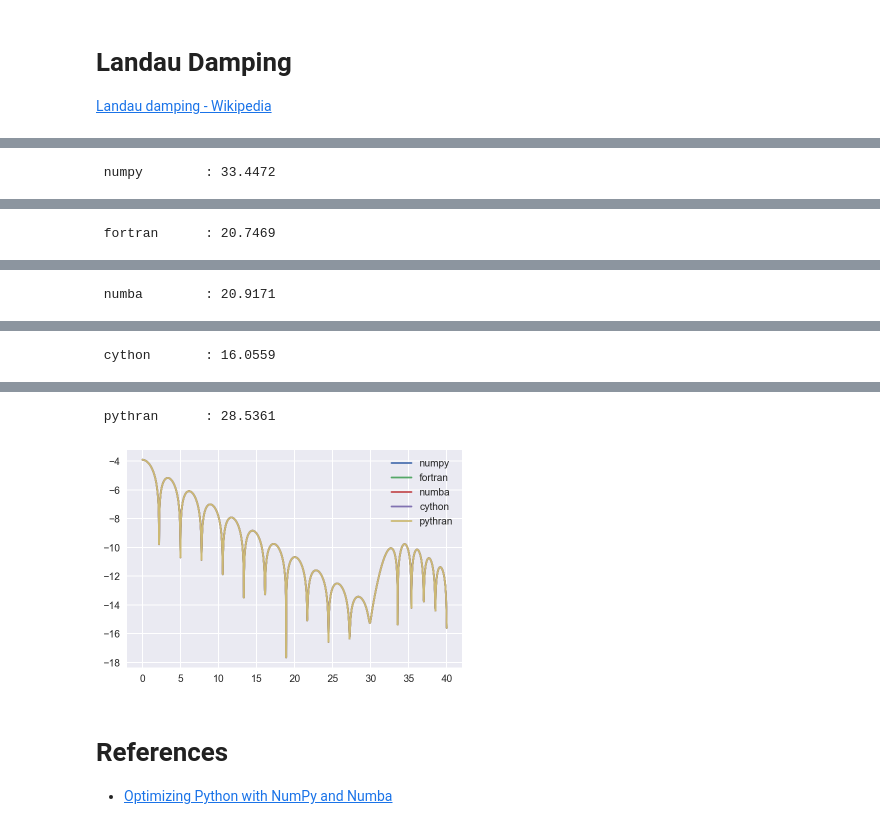
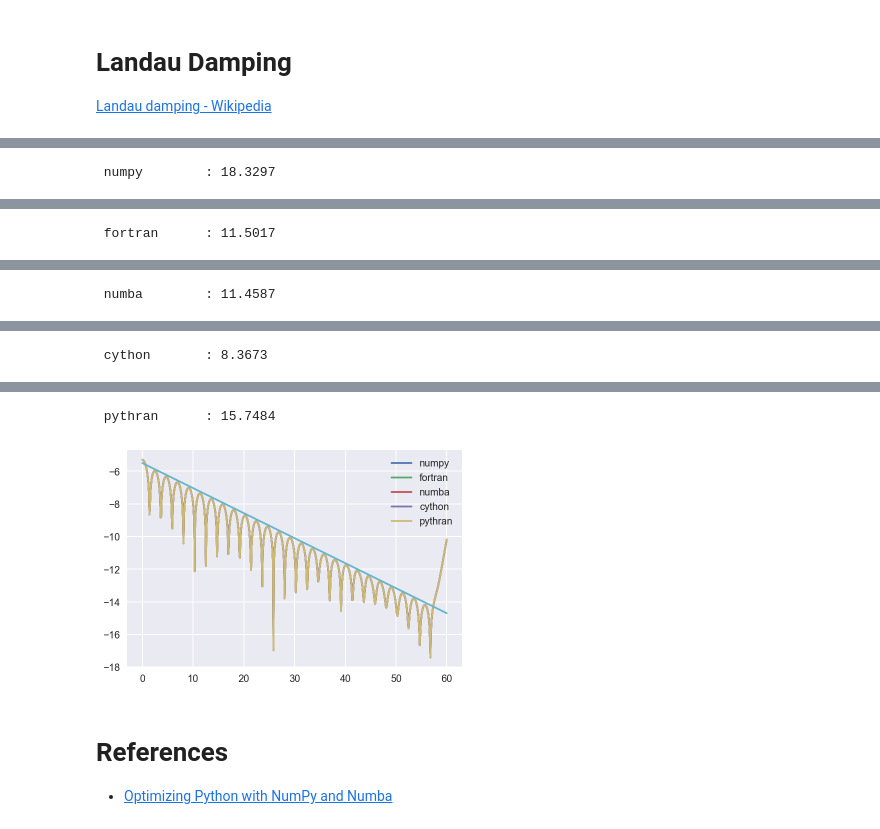
Before and after one commit to daniel-schaefer/python-notebooks, a Jupyter notebook: 19.LandauDamping.ipynb, the cells around one changed output, grey strips where cells are left out. Saved outputs shown, nothing was run; the diff lists cells and outputs as text; code cells hidden in the pictures.

```diff
--- a/19.LandauDamping.ipynb
+++ b/19.LandauDamping.ipynb
@@ -515,7 +508,8 @@ class VlasovPoisson:
             self.f[:,i] = self.cs_v.interpolate_disp(self.f[:,i], alpha)
 
     def compute_rho(self):
-        return  self.dv * np.sum(self.f, axis=0)
+        rho = self.dv * np.sum(self.f, axis=0)
+        return  rho - rho.mean()
 
     def compute_e(self, rho):
         # compute Ex using that ik*Ex = rho
@@ -547,7 +541,7 @@ fig, axes = plt.subplots()
 for opt in ['numpy', 'fortran', 'numba', 'cython','pythran']:
 
     # Set grid
-    nx, nv = 64, 64
+    nx, nv = 32, 64
     xmin, xmax = 0.0, 4*np.pi
     vmin, vmax = -6., 6.
 
@@ -556,12 +550,12 @@ for opt in ['numpy', 'fortran', 'numba', 'cython','pythran']:
 
     # Initialize distribution function
     X, V = np.meshgrid(sim.x, sim.v)
-    eps, kx = 0.01, 0.5
-    f = (1.0+eps*np.cos(kx*X))/(2.0*np.pi)* np.exp(-0.5*V*V)
+    eps, kx = 0.001, 0.5
+    f = (1.0+eps*np.cos(kx*X))/np.sqrt(2.0*np.pi)* np.exp(-0.5*V*V)
 
     # Set time domain
-    nstep = 1000
-    t, dt = np.linspace(0.0, 40.0, nstep, retstep=True)
+    nstep = 600
+    t, dt = np.linspace(0.0, 60.0, nstep, retstep=True)
 
     # Run simulation
     etime = time()
@@ -572,5 +566,6 @@ for opt in ['numpy', 'fortran', 'numba', 'cython','pythran']:
     axes.plot(t, nrj, label=opt)
 
 
+axes.plot(t, -0.1533*t-5.50)
 plt.legend();
 # %% [output]
@@ -578 +574 @@ plt.legend();
- numpy        : 33.4472
+ numpy        : 18.3297
@@ -580 +577 @@ plt.legend();
- fortran      : 20.7469
+ fortran      : 11.5017
@@ -582 +580 @@ plt.legend();
- numba        : 20.9171
+ numba        : 11.4587
@@ -584 +583 @@ plt.legend();
- cython       : 16.0559
+ cython       : 8.3673
@@ -586,5 +585,5 @@ plt.legend();
- pythran      : 28.5361
+ pythran      : 15.7484
-[figure, old version]
+[figure, new version]
 # %% [markdown]
 # References
 - [Optimizing Python with NumPy and Numba](https://jakevdp.github.io/blog/2015/02/24/optimizing-python-with-numpy-and-numba/)
```
Also changed, not shown: parts of 5 cells of this notebook.
